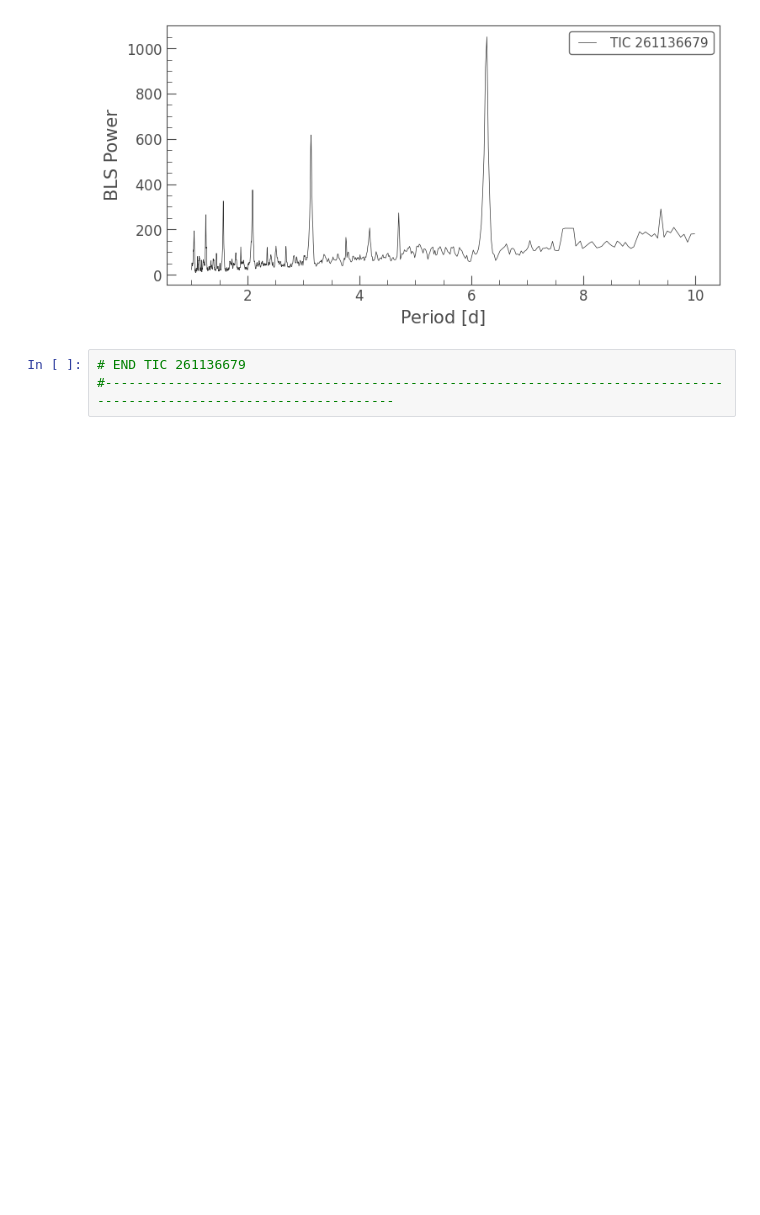
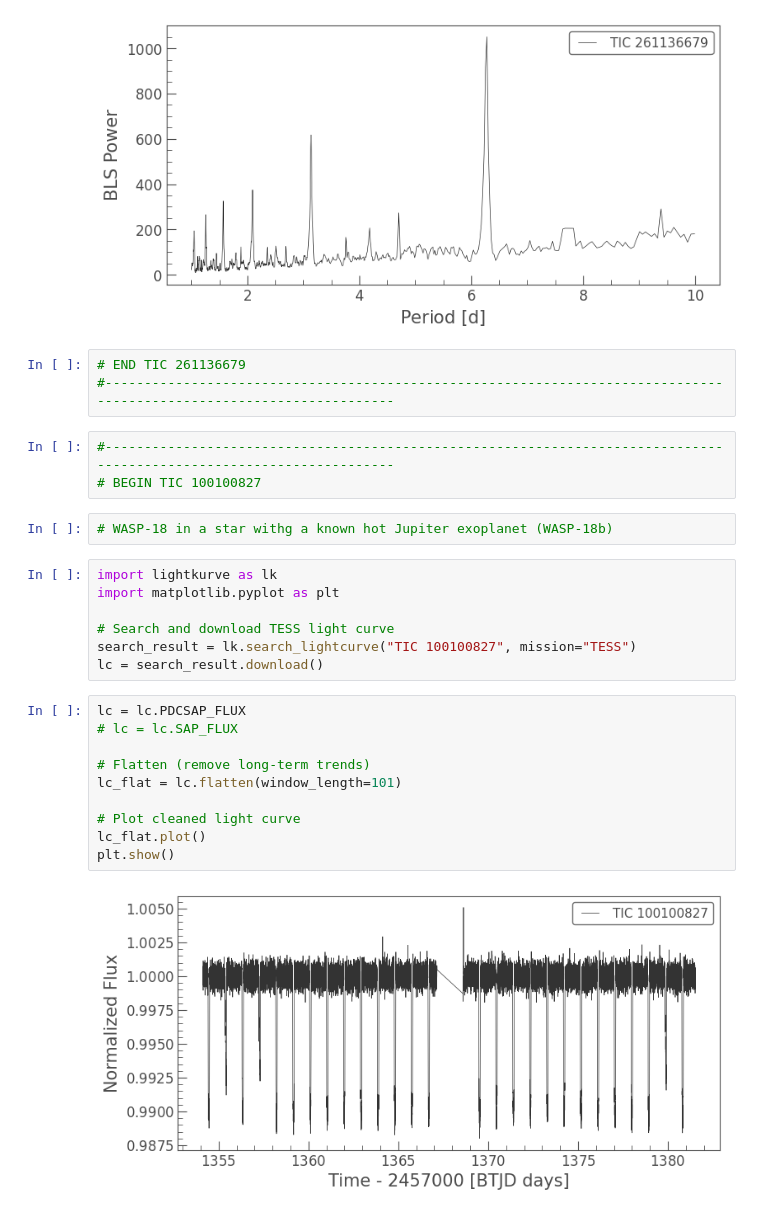
Before and after one commit to lorddarthroro/TESS-Exoplanet-Transit-Detection-Using-Light-Curve-Analysis, a Jupyter notebook: tess_exoplanet_transit_detection.ipynb, the cells around one changed output. Cells and saved outputs as stored; diff of their text form; blank space fills up the shorter version.

```diff
--- a/tess_exoplanet_transit_detection.ipynb
+++ b/tess_exoplanet_transit_detection.ipynb
@@ -75,3 +75,27 @@ plt.show()
 # %%
 # END TIC 261136679
 #---------------------------------------------------------------------------------------------------------------------
+# %%
+#---------------------------------------------------------------------------------------------------------------------
+# BEGIN TIC 100100827
+# %%
+# WASP-18 in a star withg a known hot Jupiter exoplanet (WASP-18b)
+# %%
+import lightkurve as lk
+import matplotlib.pyplot as plt
+
+# Search and download TESS light curve
+search_result = lk.search_lightcurve("TIC 100100827", mission="TESS")
+lc = search_result.download()
+# %%
+lc = lc.PDCSAP_FLUX
+# lc = lc.SAP_FLUX
+
+# Flatten (remove long-term trends)
+lc_flat = lc.flatten(window_length=101)
+
+# Plot cleaned light curve
+lc_flat.plot()
+plt.show()
+# %% [output]
+[figure, added]
```
Also changed, not shown: parts of 4 cells of this notebook.
